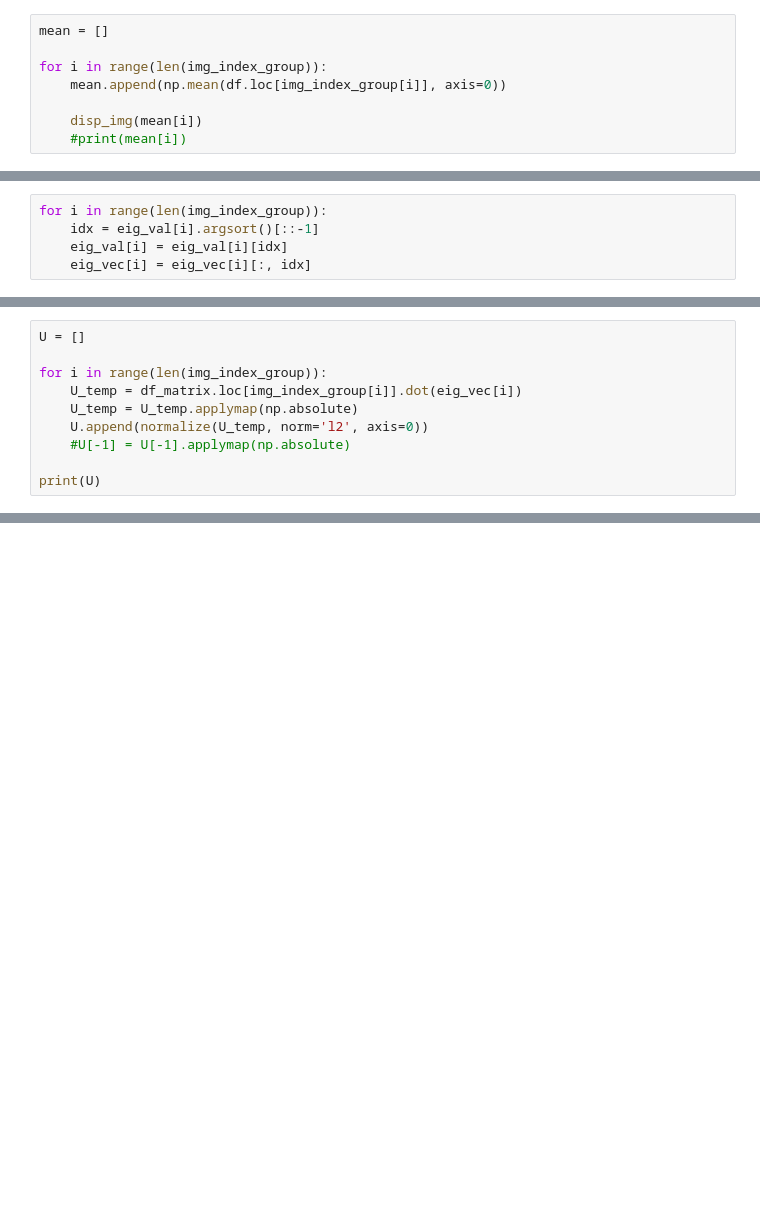
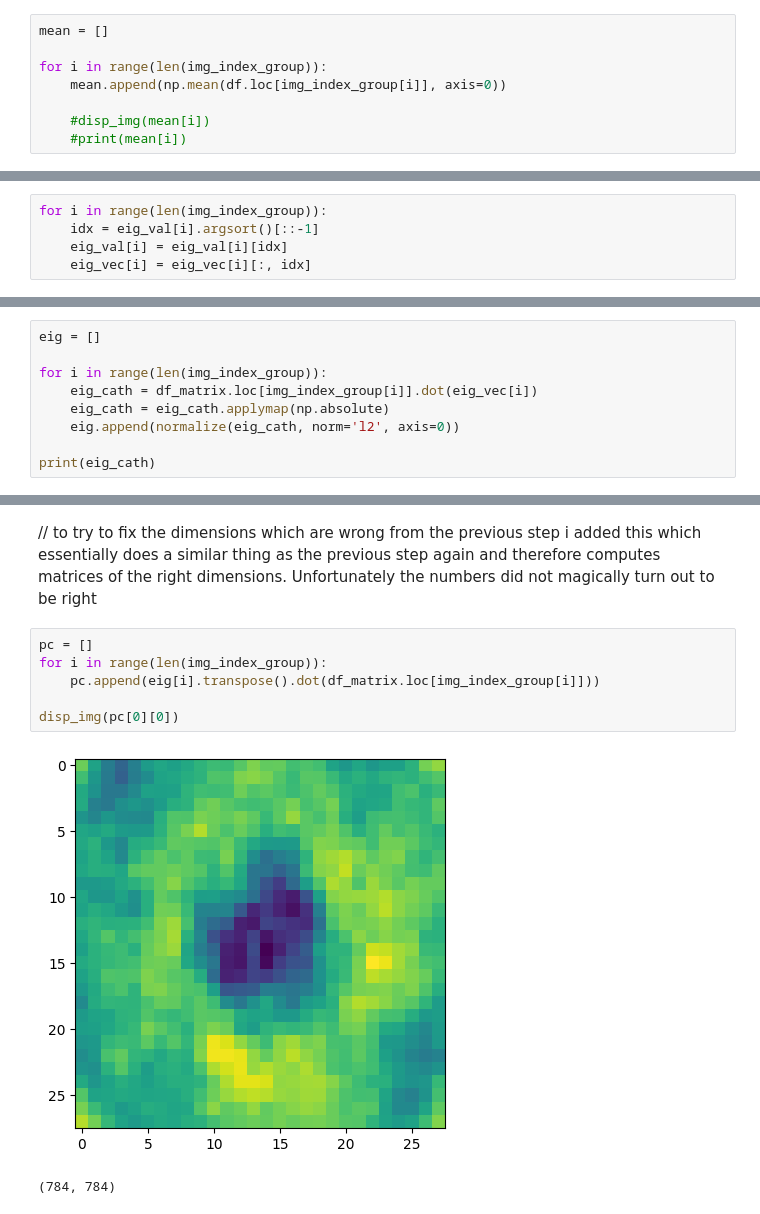
Before and after one commit to lusxvr/cogs118b_finalProject, a Jupyter notebook: test.ipynb, the cells around one changed output, grey strips where cells are left out. Cells and saved outputs as stored; diff of their text form; blank space fills up the shorter version.

```diff
--- a/test.ipynb
+++ b/test.ipynb
@@ -170,5 +174,5 @@ mean = []
 for i in range(len(img_index_group)):
     mean.append(np.mean(df.loc[img_index_group[i]], axis=0))
 
-    disp_img(mean[i])
+    #disp_img(mean[i])
     #print(mean[i])
@@ -234,11 +243,10 @@ for i in range(len(img_index_group)):
 # %%
-U = []
+eig = []
 
 for i in range(len(img_index_group)):
-    U_temp = df_matrix.loc[img_index_group[i]].dot(eig_vec[i])
-    U_temp = U_temp.applymap(np.absolute)
-    U.append(normalize(U_temp, norm='l2', axis=0))
-    #U[-1] = U[-1].applymap(np.absolute)
+    eig_cath = df_matrix.loc[img_index_group[i]].dot(eig_vec[i])
+    eig_cath = eig_cath.applymap(np.absolute)
+    eig.append(normalize(eig_cath, norm='l2', axis=0))
 
-print(U)
+print(eig_cath)
 # %% [output]
@@ -261,0 +270,11 @@ print(U)
+# %% [markdown]
+// to try to fix the dimensions which are wrong from the previous step i added this which essentially does a similar thing as the previous step again and therefore computes matrices of the right dimensions. Unfortunately the numbers did not magically turn out to be right
+# %%
+pc = []
+for i in range(len(img_index_group)):
+    pc.append(eig[i].transpose().dot(df_matrix.loc[img_index_group[i]]))
+
+disp_img(pc[0][0])
+# %% [output]
+[figure, added]
+(784, 784)
```
Also changed, not shown: parts of 11 cells of this notebook.
